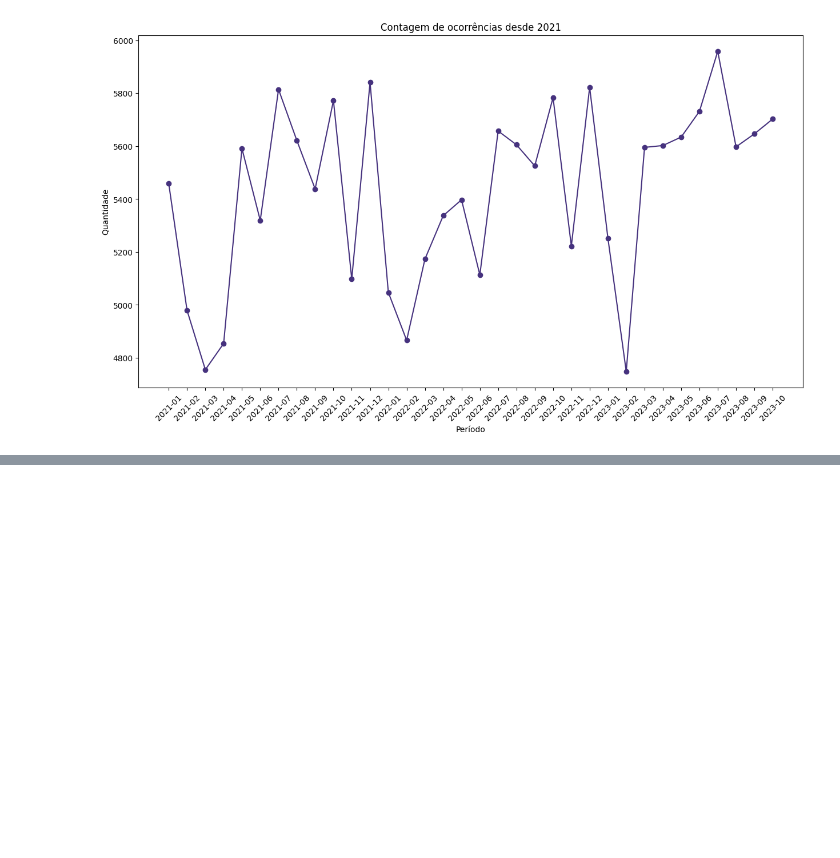
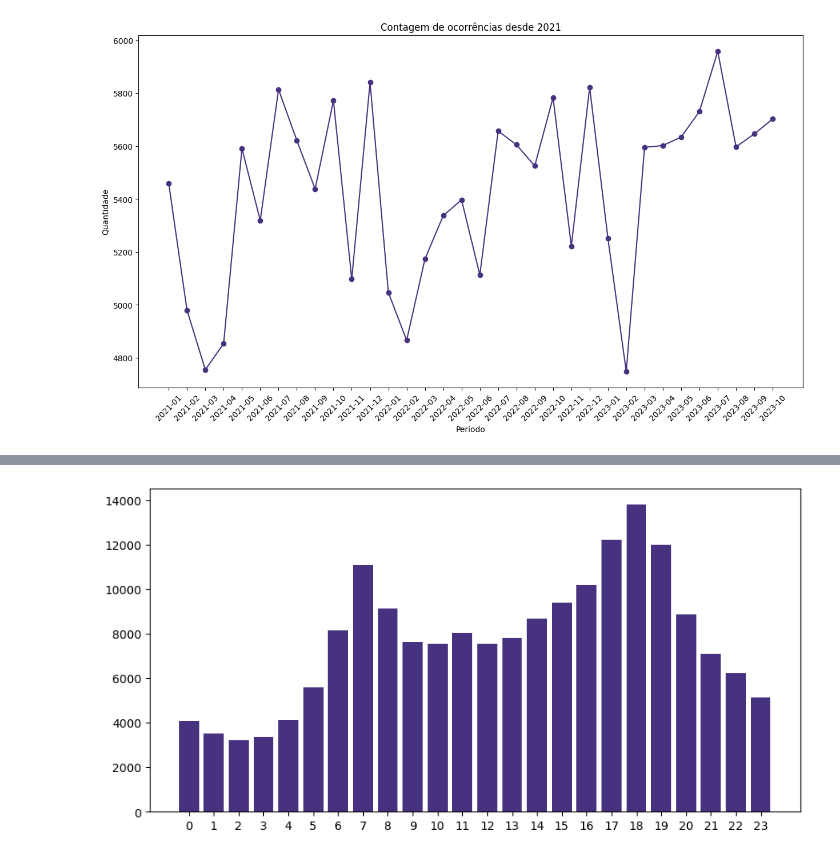
Before and after one commit to Muniz97/Data-Science---Federal-road-accidents---Brazil, a Jupyter notebook: 2 - Statistic/Federal_Accidents_Statistic.ipynb, the cells around one changed output, grey strips where cells are left out. Saved outputs shown, nothing was run; the diff lists cells and outputs as text; code cells hidden in the pictures; blank space fills up the shorter version.

```diff
--- a/2 - Statistic/Federal_Accidents_Statistic.ipynb
+++ b/2 - Statistic/Federal_Accidents_Statistic.ipynb
@@ -166,0 +171,10 @@ plt.show()
+# %%
+#
+
+plt.figure(figsize = (10,5))
+plt.bar(df['horas'].value_counts().index, df['horas'].value_counts().values)
+
+plt.xticks(df['horas'].unique())
+plt.show()
+# %% [output]
+[figure, added]
```
Also changed, not shown: parts of 3 cells of this notebook.
